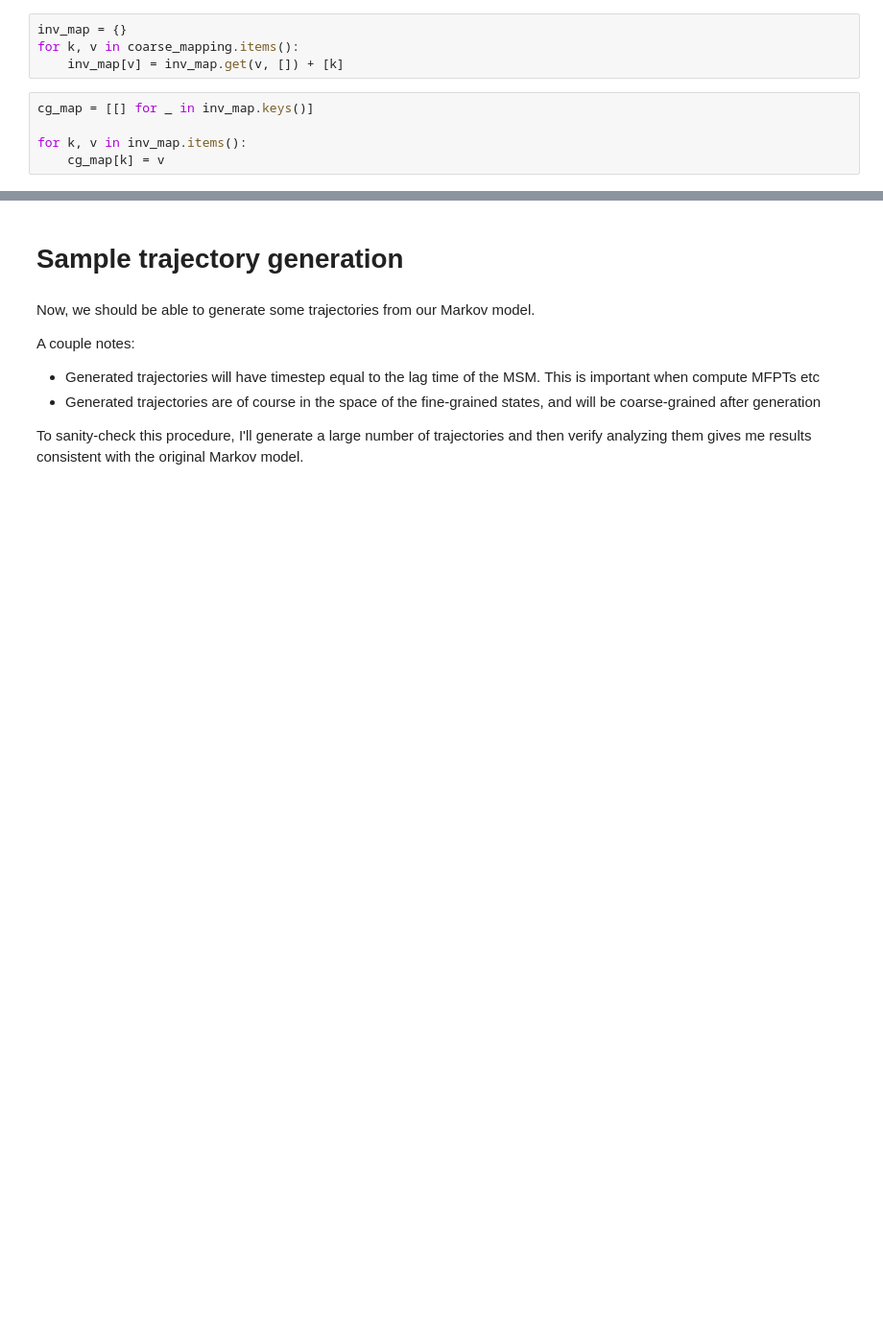
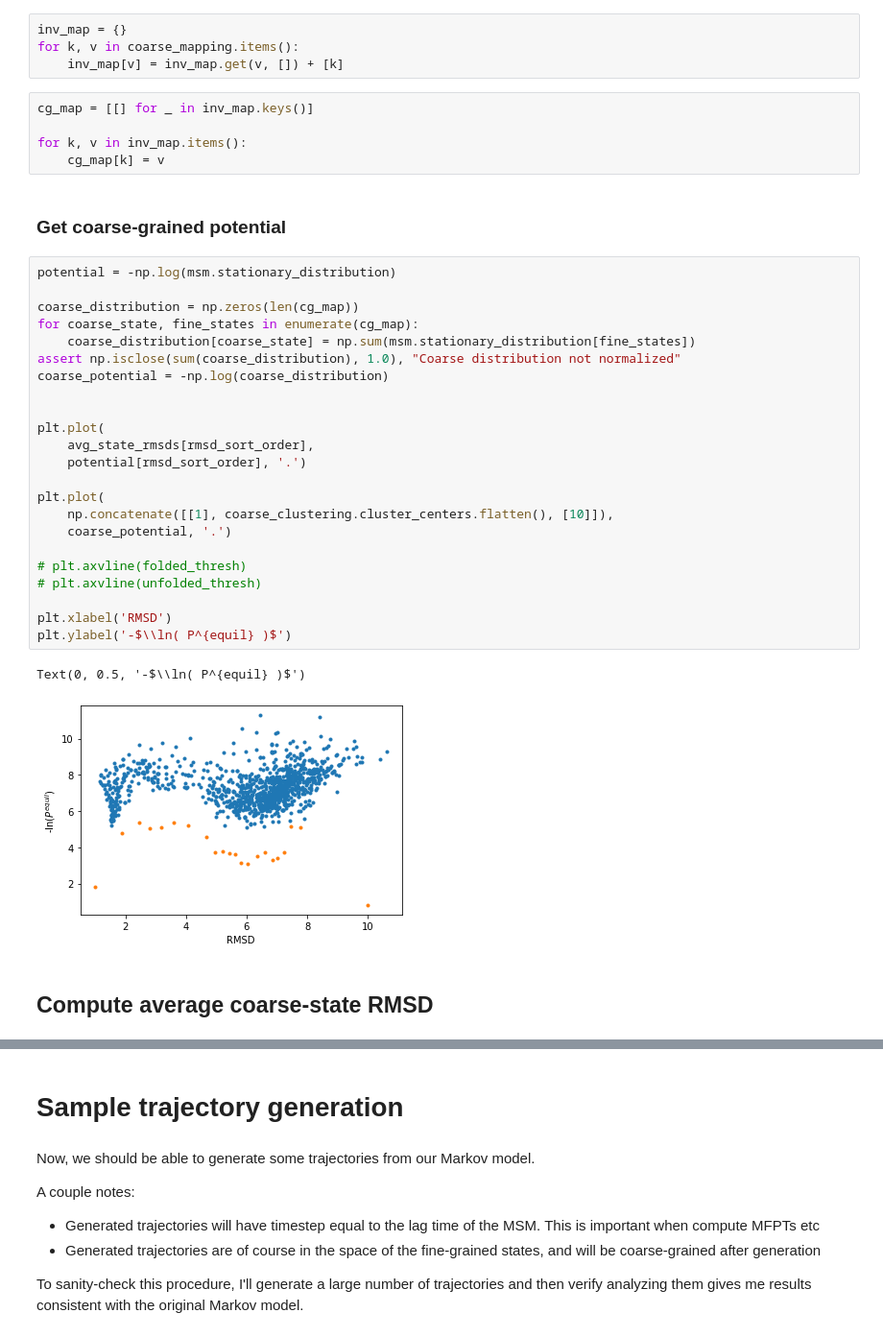
Before and after one commit to jdrusso/simple-proteinlike-msm, a Jupyter notebook: msm_building-copy.ipynb, the cells around one changed output, grey strips where cells are left out. Shown at 96% size. Drawn from its saved outputs; the diff is of its cells as text; blank space fills up the shorter version.

```diff
--- a/msm_building-copy.ipynb
+++ b/msm_building-copy.ipynb
@@ -917,3 +913,33 @@ cg_map = [[] for _ in inv_map.keys()]
 
 for k, v in inv_map.items():
     cg_map[k] = v
+# %% [markdown]
+### Get coarse-grained potential
+# %%
+potential = -np.log(msm.stationary_distribution)
+
+coarse_distribution = np.zeros(len(cg_map))
+for coarse_state, fine_states in enumerate(cg_map):
+    coarse_distribution[coarse_state] = np.sum(msm.stationary_distribution[fine_states])
+assert np.isclose(sum(coarse_distribution), 1.0), "Coarse distribution not normalized"
+coarse_potential = -np.log(coarse_distribution)
+
+
+plt.plot(
+    avg_state_rmsds[rmsd_sort_order],
+    potential[rmsd_sort_order], '.')
+
+plt.plot(
+    np.concatenate([[1], coarse_clustering.cluster_centers.flatten(), [10]]),
+    coarse_potential, '.')
+
+# plt.axvline(folded_thresh)
+# plt.axvline(unfolded_thresh)
+
+plt.xlabel('RMSD')
+plt.ylabel('-$\\ln( P^{equil} )$')
+# %% [output]
+Text(0, 0.5, '-$\\ln( P^{equil} )$')
+[figure, added]
+# %% [markdown]
+## Compute average coarse-state RMSD
```
Also changed, not shown: parts of 36 cells of this notebook.
